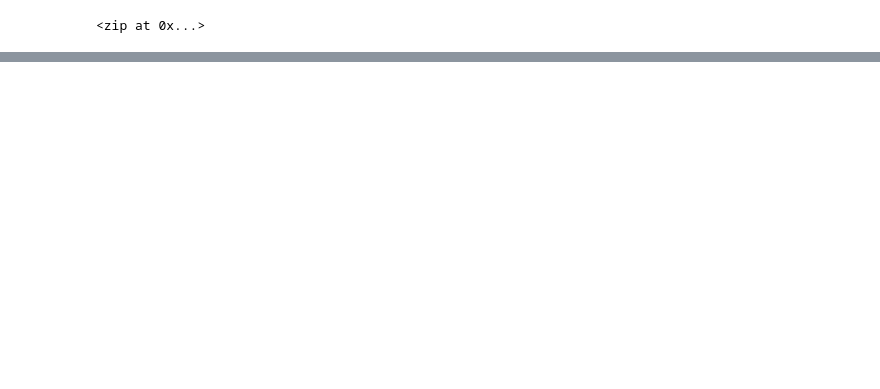
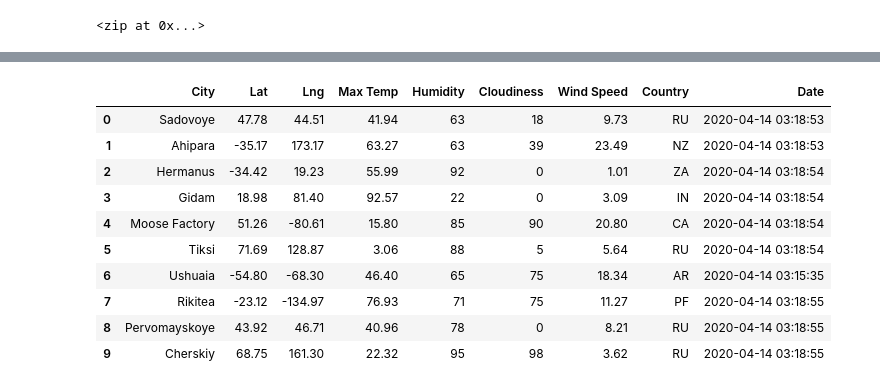
Before and after one commit to FahimaFarha/World_Weather_Analysis, a Jupyter notebook: WeatherPy.ipynb, the cells around one changed output, grey strips where cells are left out. Cells and saved outputs as stored; diff of their text form; code cells hidden in the pictures; blank space fills up the shorter version.

Commit message:
Modifying .gitignore and adding WeatherPy file.

```diff
--- a/WeatherPy.ipynb
+++ b/WeatherPy.ipynb
@@ -33,0 +42,4 @@ len(cities)
+# %%
+# Starting URL for Weather Map API Call.
+url = "http://api.openweathermap.org/data/2.5/weather?units=Imperial&APPID=" + weather_api_key
+print(url)
@@ -33,0 +120,16 @@ len(cities)
+# %%
+# Convert array of dictionaries to a Pandas DataFrame
+city_data_df = pd.DataFrame(city_data)
+city_data_df.head(10)
+# %% [output]
+|  | City | Lat | Lng | Max Temp | Humidity | Cloudiness | Wind Speed | Country | Date |
+| 0 | Sadovoye | 47.78 | 44.51 | 41.94 | 63 | 18 | 9.73 | RU | 2020-04-14 03:18:53 |
+| 1 | Ahipara | -35.17 | 173.17 | 63.27 | 63 | 39 | 23.49 | NZ | 2020-04-14 03:18:53 |
+| 2 | Hermanus | -34.42 | 19.23 | 55.99 | 92 | 0 | 1.01 | ZA | 2020-04-14 03:18:54 |
+| 3 | Gidam | 18.98 | 81.40 | 92.57 | 22 | 0 | 3.09 | IN | 2020-04-14 03:18:54 |
+| 4 | Moose Factory | 51.26 | -80.61 | 15.80 | 85 | 90 | 20.80 | CA | 2020-04-14 03:18:54 |
+| 5 | Tiksi | 71.69 | 128.87 | 3.06 | 88 | 5 | 5.64 | RU | 2020-04-14 03:18:54 |
+| 6 | Ushuaia | -54.80 | -68.30 | 46.40 | 65 | 75 | 18.34 | AR | 2020-04-14 03:15:35 |
+| 7 | Rikitea | -23.12 | -134.97 | 76.93 | 71 | 75 | 11.27 | PF | 2020-04-14 03:18:55 |
+| 8 | Pervomayskoye | 43.92 | 46.71 | 40.96 | 78 | 0 | 8.21 | RU | 2020-04-14 03:18:55 |
+| 9 | Cherskiy | 68.75 | 161.30 | 22.32 | 95 | 98 | 3.62 | RU | 2020-04-14 03:18:55 |
```
Also changed, not shown: parts of 7 cells of this notebook.
